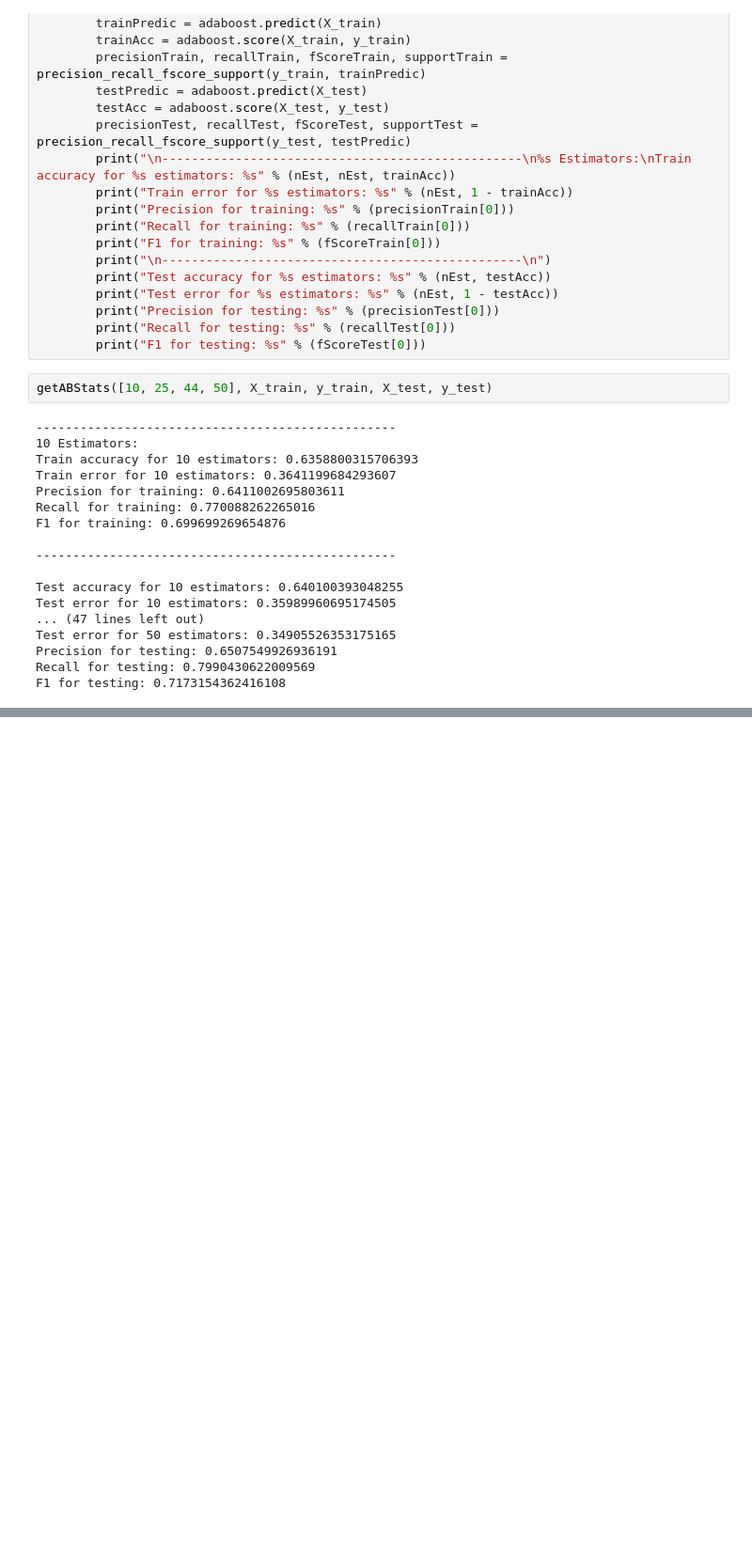
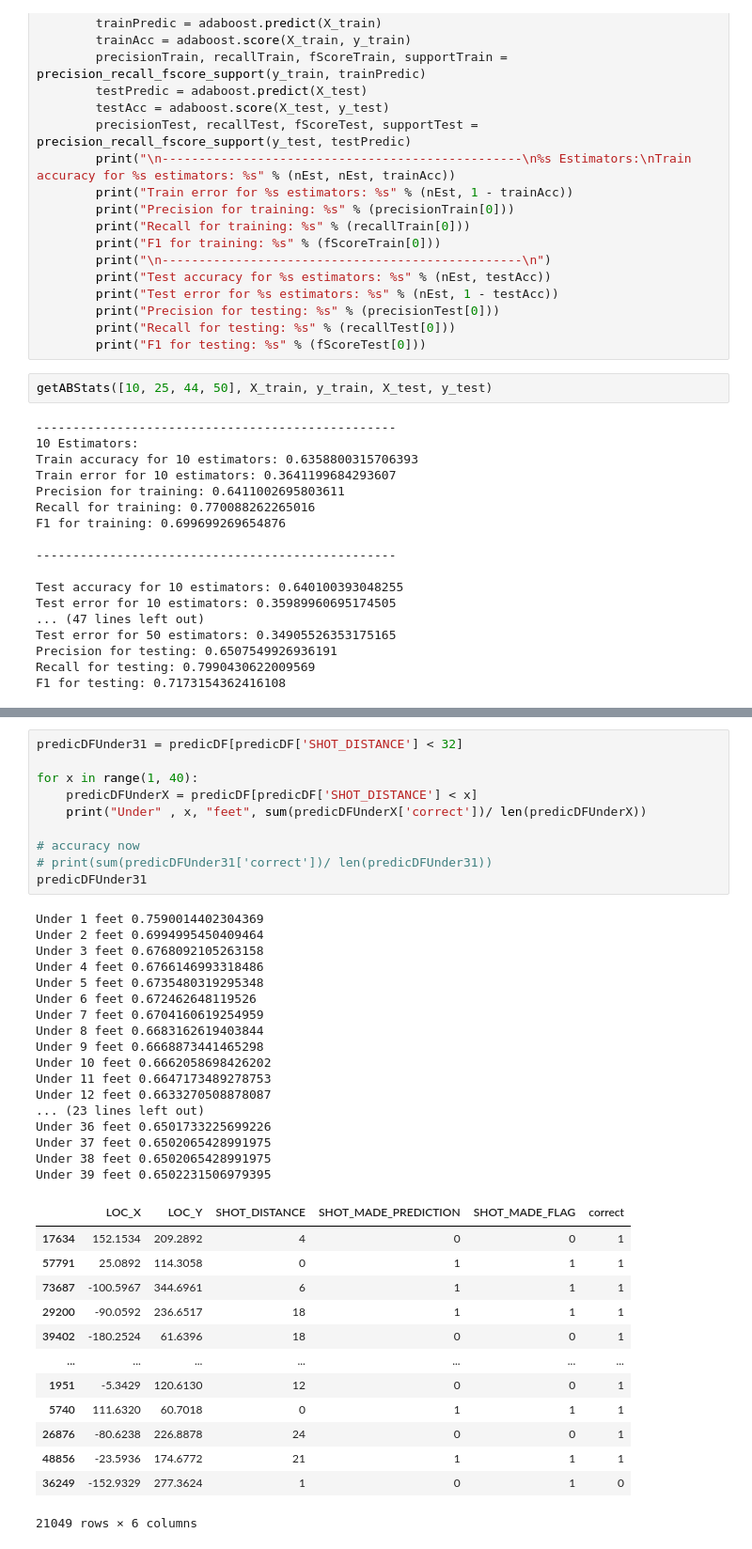
Before and after one commit to tomerzur/NBA-Shot-Prediction, a Jupyter notebook: main.ipynb, the cells around one changed output, grey strips where cells are left out. Shown: that part at 94% size. Drawn from its saved outputs; the diff is of its cells as text; blank space fills up the shorter version.

```diff
--- a/main.ipynb
+++ b/main.ipynb
@@ -557,0 +571,41 @@ X_train, X_test, y_train, y_test = train_test_split(justNumeric, targetHalf, tes
+# %%
+predicDFUnder31 = predicDF[predicDF['SHOT_DISTANCE'] < 32]
+
+for x in range(1, 40):
+    predicDFUnderX = predicDF[predicDF['SHOT_DISTANCE'] < x]
+    print("Under" , x, "feet", sum(predicDFUnderX['correct'])/ len(predicDFUnderX))
+
+# accuracy now
+# print(sum(predicDFUnder31['correct'])/ len(predicDFUnder31))
+predicDFUnder31
+# %% [output]
+Under 1 feet 0.7590014402304369
+Under 2 feet 0.6994995450409464
+Under 3 feet 0.6768092105263158
+Under 4 feet 0.6766146993318486
+Under 5 feet 0.6735480319295348
+Under 6 feet 0.672462648119526
+Under 7 feet 0.6704160619254959
+Under 8 feet 0.6683162619403844
+Under 9 feet 0.6668873441465298
+Under 10 feet 0.6662058698426202
+Under 11 feet 0.6647173489278753
+Under 12 feet 0.6633270508878087
+... (23 lines left out)
+Under 36 feet 0.6501733225699226
+Under 37 feet 0.6502065428991975
+Under 38 feet 0.6502065428991975
+Under 39 feet 0.6502231506979395
+|  | LOC_X | LOC_Y | SHOT_DISTANCE | SHOT_MADE_PREDICTION | SHOT_MADE_FLAG | correct |
+| 17634 | 152.1534 | 209.2892 | 4 | 0 | 0 | 1 |
+| 57791 | 25.0892 | 114.3058 | 0 | 1 | 1 | 1 |
+| 73687 | -100.5967 | 344.6961 | 6 | 1 | 1 | 1 |
+| 29200 | -90.0592 | 236.6517 | 18 | 1 | 1 | 1 |
+| 39402 | -180.2524 | 61.6396 | 18 | 0 | 0 | 1 |
+| ... | ... | ... | ... | ... | ... | ... |
+| 1951 | -5.3429 | 120.6130 | 12 | 0 | 0 | 1 |
+| 5740 | 111.6320 | 60.7018 | 0 | 1 | 1 | 1 |
+| 26876 | -80.6238 | 226.8878 | 24 | 0 | 0 | 1 |
+| 48856 | -23.5936 | 174.6772 | 21 | 1 | 1 | 1 |
+| 36249 | -152.9329 | 277.3624 | 1 | 0 | 1 | 0 |
+21049 rows × 6 columns
```
Also changed, not shown: parts of 33 cells of this notebook.
